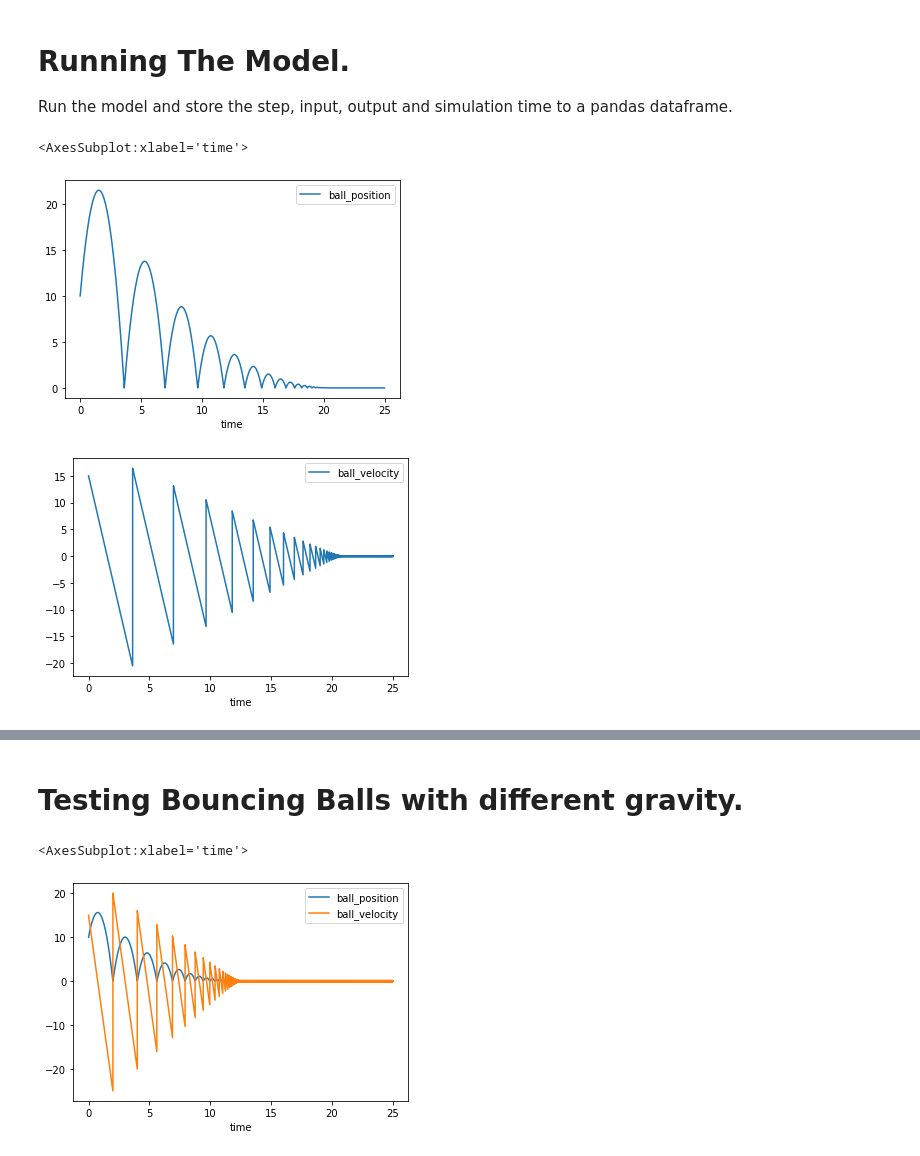
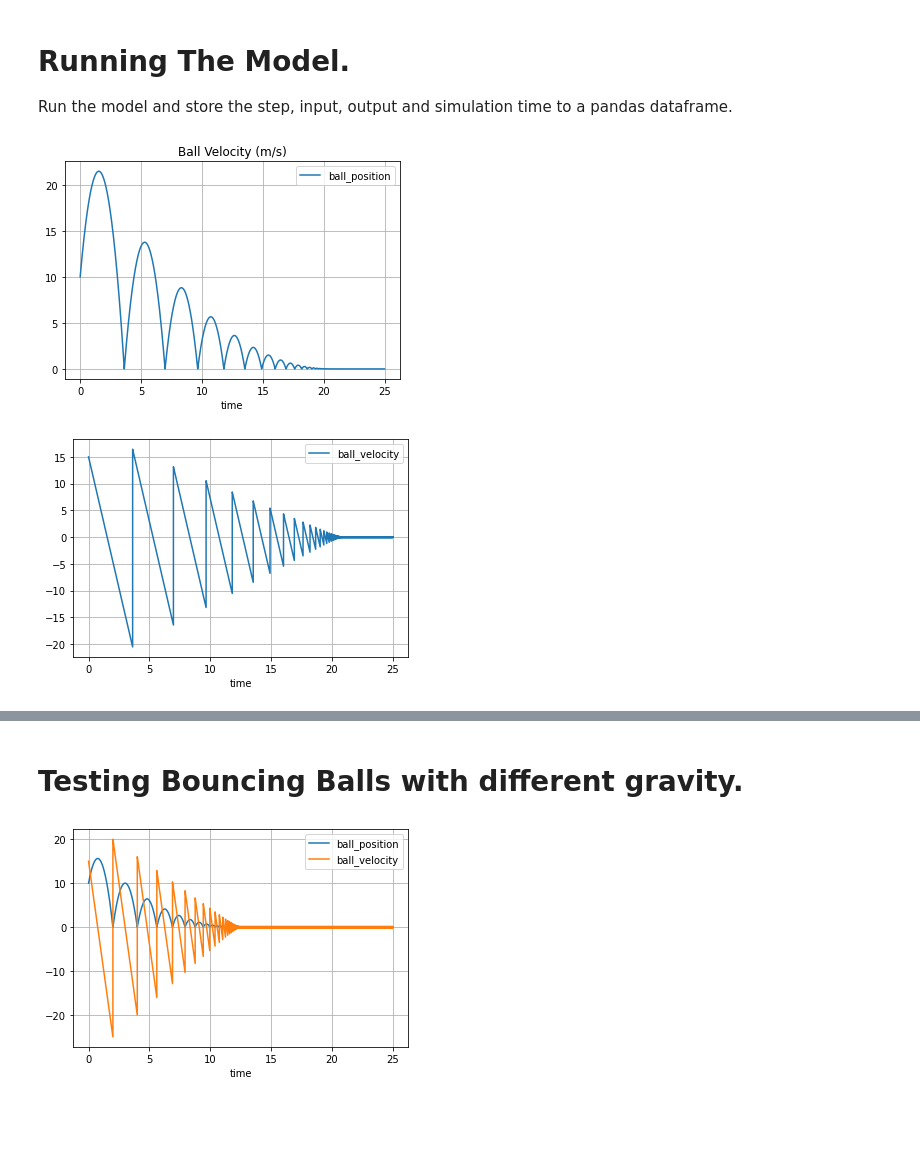
Before and after one commit to dapperfu/Python-Simulink, a Jupyter notebook: Example3/bouncing_ball.ipynb, the cells around one changed output, grey strips where cells are left out. Saved outputs shown, nothing was run; the diff lists cells and outputs as text; code cells hidden in the pictures; blank space fills up the shorter version.

```diff
--- a/Example3/bouncing_ball.ipynb
+++ b/Example3/bouncing_ball.ipynb
@@ -34,23 +36,26 @@ Run the model and store the step, input, output and simulation time to a pandas
 # %%
 model_initialize()
 rows = list()
 for step in range(int(25 * 1e3)):
     model_step()
     row_tmp = {
         "time": float(SimTime.value),
         "ball_position": float(ball_position.value),
         "ball_velocity": float(ball_velocity.value),
     }
     rows.append(row_tmp)
 
 df = pd.DataFrame(rows)
 
 df.plot(x="time", y=["ball_position"])
+plt.title("Ball Position (m)")
+plt.grid('on')
+plt.title("Ball Velocity (m/s)")
 df.plot(x="time", y=["ball_velocity"])
+plt.grid('on')
 # %% [output]
-<AxesSubplot:xlabel='time'>
-[figure, old version]
+[figure, new version]
-[figure, old version]
+[figure, new version]
 # %% [markdown]
 ![](sldemo_bounceExample_02.png)
 # %% [markdown]
@@ -71,9 +76,9 @@ for step in range(int(25 * 1e3)):
 df = pd.DataFrame(rows)
 
 df.plot(x="time", y=["ball_position", "ball_velocity"])
+plt.grid('on')
 # %% [output]
-<AxesSubplot:xlabel='time'>
-[figure, old version]
+[figure, new version]
 # %%
 model_initialize()
 rows = list()
```
Also changed, not shown: parts of 2 cells of this notebook, 1 other file.
